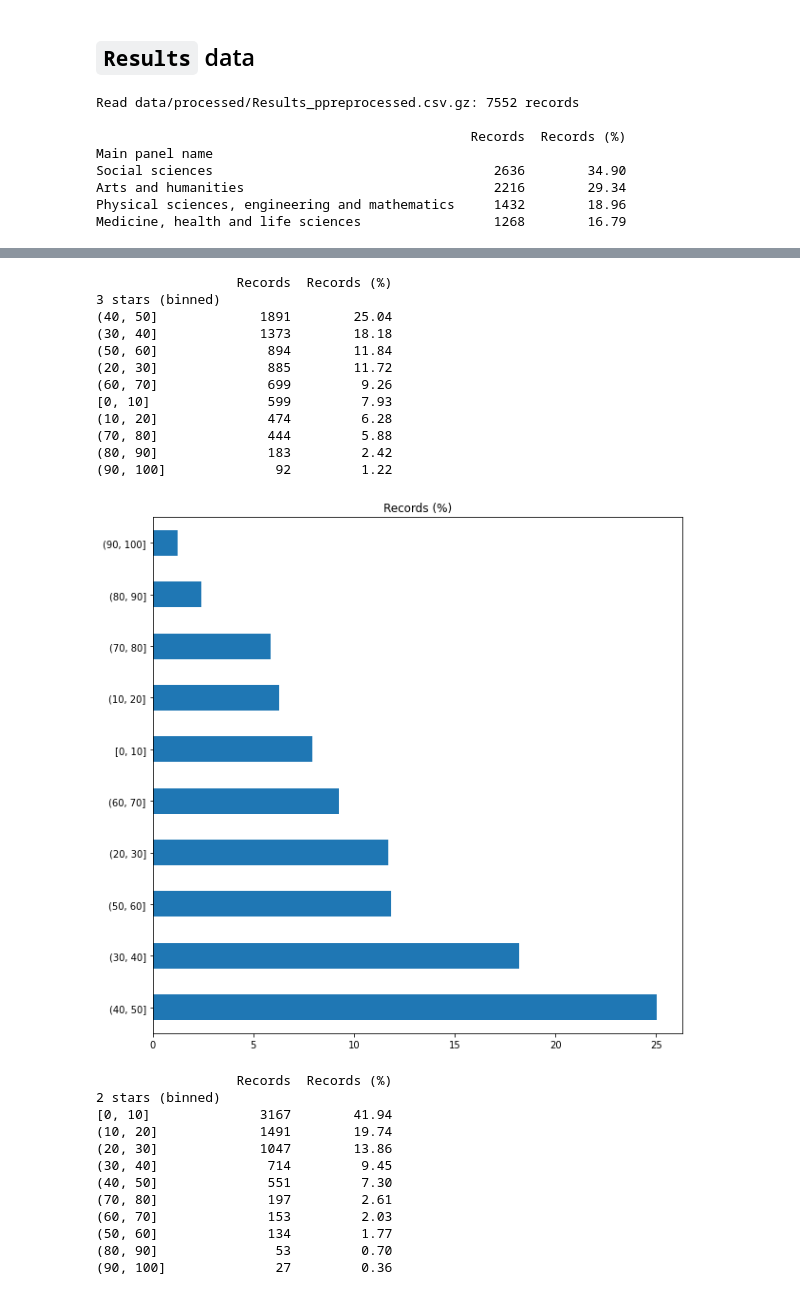
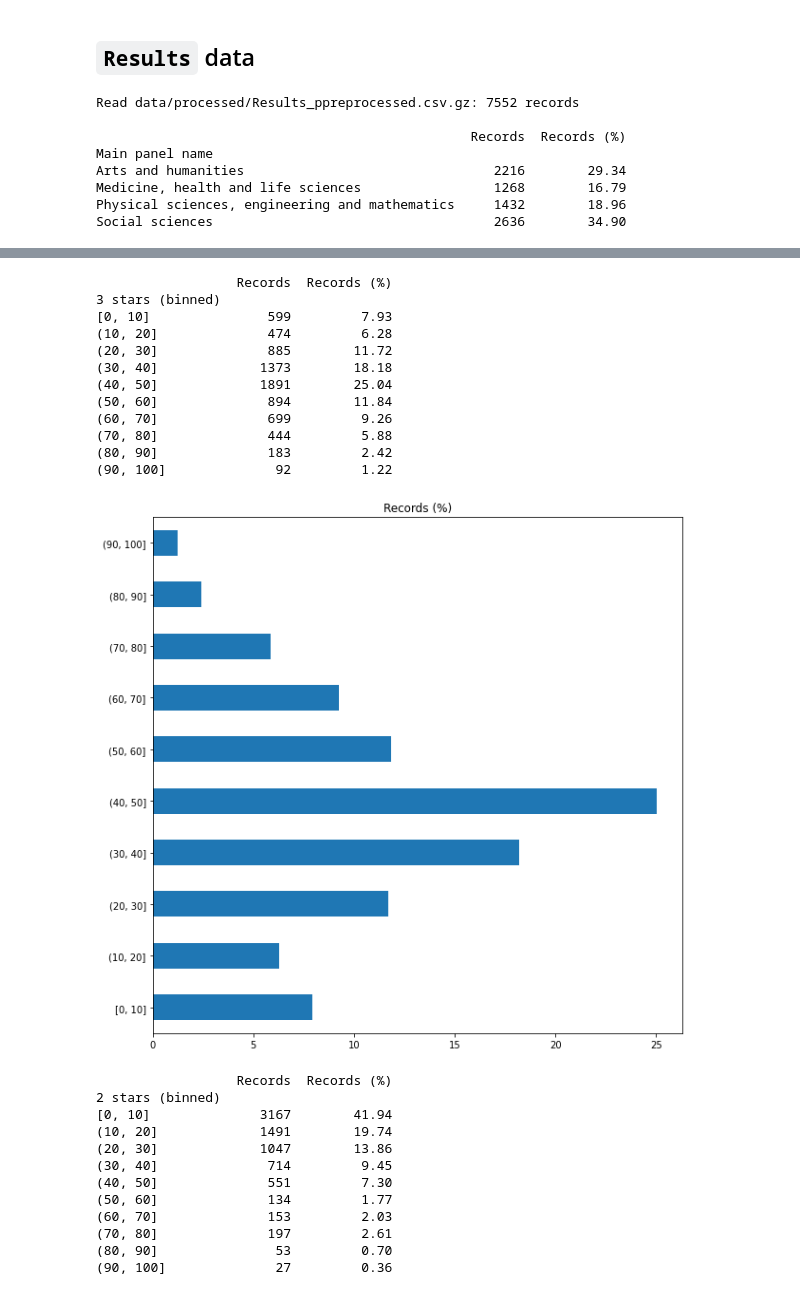
Before and after one commit to softwaresaved/ref-2021-analysis, a Jupyter notebook: notebooks/STUDY_data.ipynb, the cells around one changed output, grey strips where cells are left out. Drawn from its saved outputs; the diff is of its cells as text; code cells hidden in the pictures.

```diff
--- a/notebooks/STUDY_data.ipynb
+++ b/notebooks/STUDY_data.ipynb
@@ -92,7 +92,7 @@ Institutions with...
 (dset, _) = rw.get_data(rw.DATA_PPROC_OUTPUTS)
 
 for column in [cb.COL_OUTPUT_TYPE_NAME, cb.COL_OPEN_ACCESS]:
-    vis.calculate_and_visualise_counts(dset, column, do_plot="perc")
+    vis.calculate_and_visualise_counts(dset, column, do_plot="perc", sort=False)
 # %% [output]
 Read data/processed/Outputs_ppreprocessed.csv.gz: 185353 records
 
@@ -136,8 +136,7 @@ for column in [cb.COL_OPEN_ACCESS,
                cb.COL_OUTPUT_INTERDISCIPLINARY,
                cb.COL_INST_NAME,
                cb.COL_PANEL_NAME,
-               cb.COL_OUTPUT_CITATIONS,
-               cb.COL_OUTPUT_SUPP]:
+               cb.COL_OUTPUT_CITATIONS]:
     vis.calculate_and_visualise_counts(dset, column)
 # %% [output]
 Read data/processed/Outputs_ppreprocessed.csv.gz: 185353 records
@@ -250,6 +249,7 @@ University of Portsmouth, Physical sciences, engineering and mathematics:
 ## `Results` data
 # %%
 import importlib
+importlib.reload(rw)
 importlib.reload(cb)
 importlib.reload(pp)
 
@@ -262,13 +262,13 @@ for column in [cb.COL_PANEL_NAME,
                cb.COL_RESULTS_2star_BINNED,
                cb.COL_RESULTS_1star_BINNED,
                cb.COL_RESULTS_UNCLASSIFIED_BINNED]:
-    vis.calculate_and_visualise_counts(dset, column, do_plot="perc")
+    vis.calculate_and_visualise_counts(dset, column, do_plot="perc", sort=False)
 # %% [output]
 Read data/processed/Results_ppreprocessed.csv.gz: 7552 records
 
                                                 Records  Records (%)
 Main panel name
+Arts and humanities                                2216        29.34
+Medicine, health and life sciences                 1268        16.79
+Physical sciences, engineering and mathematics     1432        18.96
 Social sciences                                    2636        34.90
-Arts and humanities                                2216        29.34
-Physical sciences, engineering and mathematics     1432        18.96
-Medicine, health and life sciences                 1268        16.79
@@ -302,16 +302,16 @@ Medicine, health and life sciences                 1268        16.79
                   Records  Records (%)
 3 stars (binned)
-(40, 50]             1891        25.04
-(30, 40]             1373        18.18
-(50, 60]              894        11.84
-(20, 30]              885        11.72
-(60, 70]              699         9.26
 [0, 10]               599         7.93
 (10, 20]              474         6.28
+(20, 30]              885        11.72
+(30, 40]             1373        18.18
+(40, 50]             1891        25.04
+(50, 60]              894        11.84
+(60, 70]              699         9.26
 (70, 80]              444         5.88
 (80, 90]              183         2.42
 (90, 100]              92         1.22
-[figure, old version]
+[figure, new version]
                   Records  Records (%)
 2 stars (binned)
 [0, 10]              3167        41.94
@@ -319,8 +319,8 @@ Medicine, health and life sciences                 1268        16.79
 (20, 30]             1047        13.86
 (30, 40]              714         9.45
 (40, 50]              551         7.30
+(50, 60]              134         1.77
+(60, 70]              153         2.03
 (70, 80]              197         2.61
-(60, 70]              153         2.03
-(50, 60]              134         1.77
 (80, 90]               53         0.70
 (90, 100]              27         0.36
```
Also changed, not shown: parts of 4 cells of this notebook, 17 other files.
